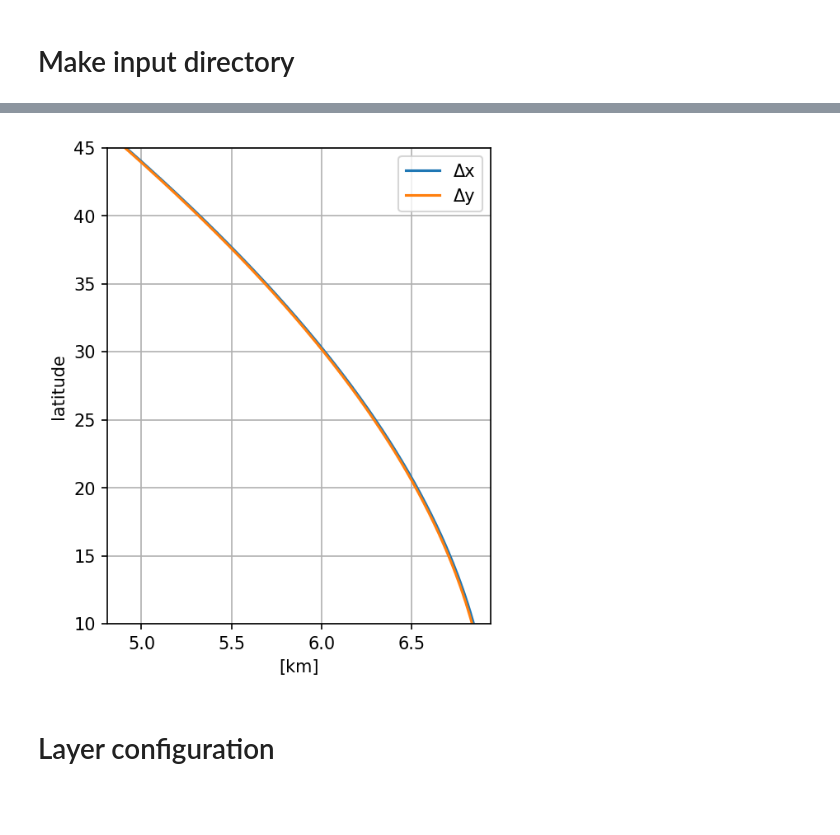
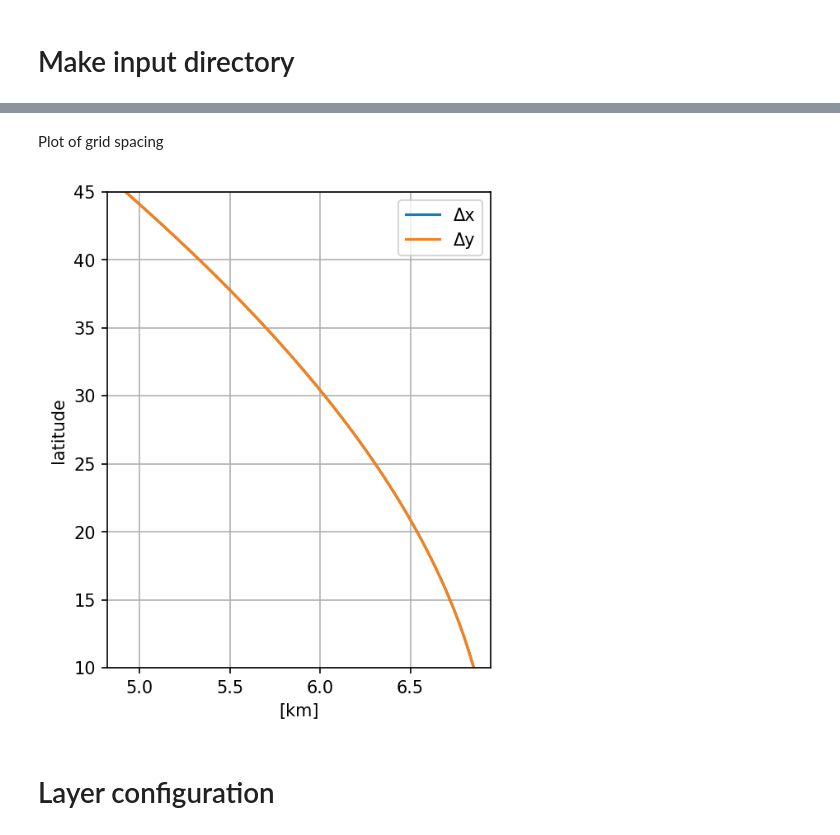
Before and after one commit to pittwolfe/gyre, a Jupyter notebook: scripts/gendata_3layer.ipynb, the cells around one changed output, grey strips where cells are left out. Cells and saved outputs as stored; diff of their text form; code cells hidden in the pictures; blank space fills up the shorter version.

```diff
--- a/scripts/gendata_3layer.ipynb
+++ b/scripts/gendata_3layer.ipynb
@@ -34,8 +34,11 @@ def cosd(x):
 # %%
+# These should match what is specified for MOM6
 ρ0 = 1035 # Boussinesq reference density
 g = 9.8
-Ω = 7.29e-5
-a = 6370e3
+Ω = 7.2921e-5
+a = 6380e3
+
+grid_dir = '../grids'
 # %% [markdown]
 # Make input directory
 # %%
@@ -126,0 +99,17 @@ NY =  648.0
+# %%
+points_per_degree = 16
+
+NX, NY = get_grid_params(points_per_degree=16,
+                         latS=10, latN=45, len_lon=30,
+                         grid_type='isotropic')
+
+print(f'NX = {NX:d}, NY = {NY:d}')
+
+grid = xr.open_dataset(os.path.join(grid_dir, f'{points_per_degree:02d}', 'ocean_geometry.nc')).rename(
+    {'lath': 'yh', 'lonh': 'xh', 'latq': 'yq', 'lonq': 'xq'}
+)
+
+ic = xr.Dataset()
+for fld in ('yh', 'xh', 'yq', 'xq'):
+    ic.coords[fld] = grid[fld]
+ic
@@ -127,14 +140,16 @@ NY =  648.0
+# %% [markdown]
+Plot of grid spacing
 # %%
 fig, ax = plt.subplots(figsize=(4,5))
 
-ax.plot(dxh/1e3, yh, label='Δx')
-ax.plot(dyh/1e3, yh, label='Δy')
+ax.plot(grid.dxT.isel(xh=0)/1e3, grid.yh, label='Δx')
+ax.plot(grid.dyT.isel(xh=0)/1e3, grid.yh, label='Δy')
 ax.legend()
-ax.set_ylim(θs, θn)
+ax.set_ylim(10, 45)
 ax.set_xlabel('[km]')
 ax.set_ylabel('latitude')
 ax.grid()
 # %% [output]
-[figure, old version]
+[figure, new version]
 # %% [markdown]
 # Layer configuration
```
Also changed, not shown: parts of 30 cells of this notebook, 27 other files.
